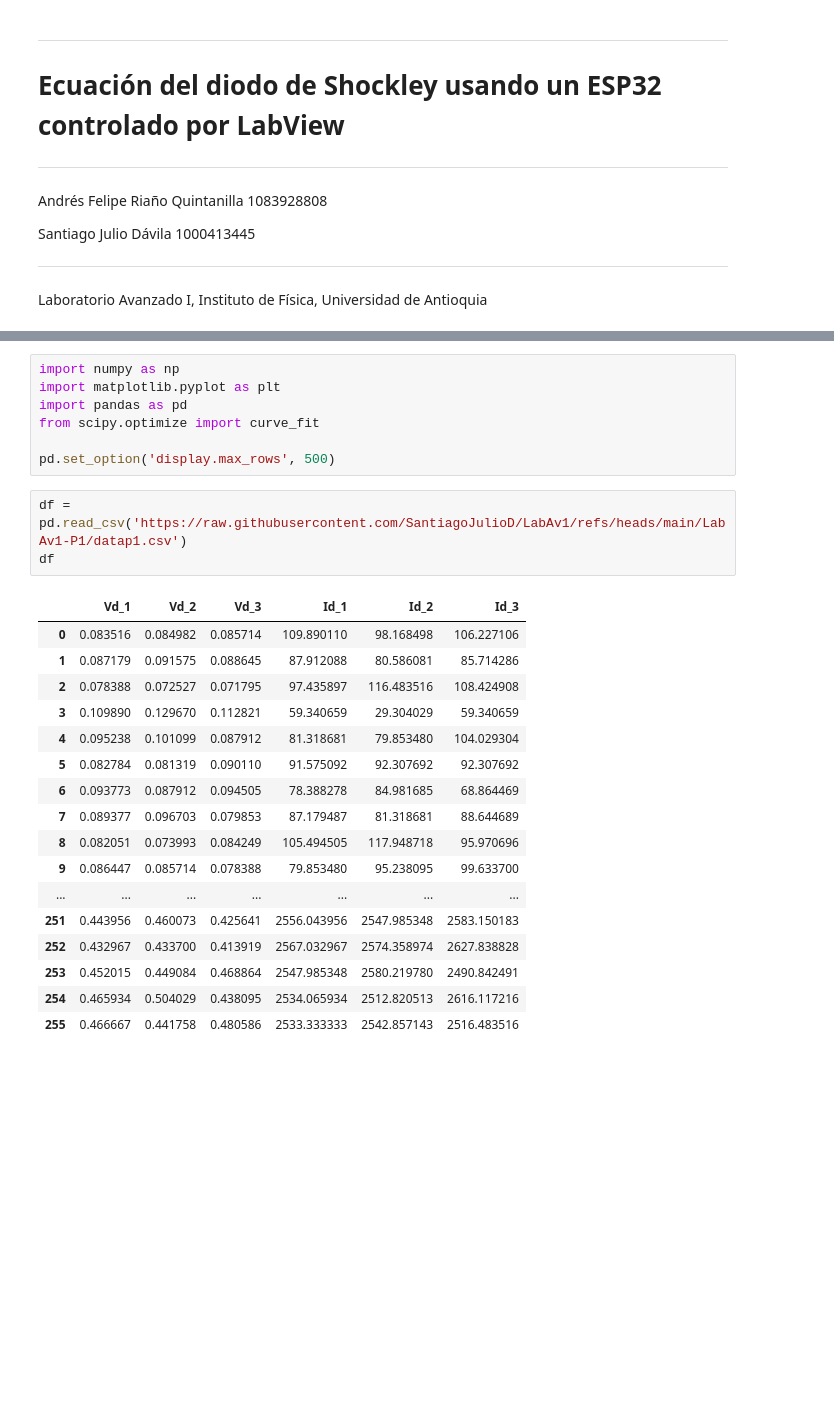
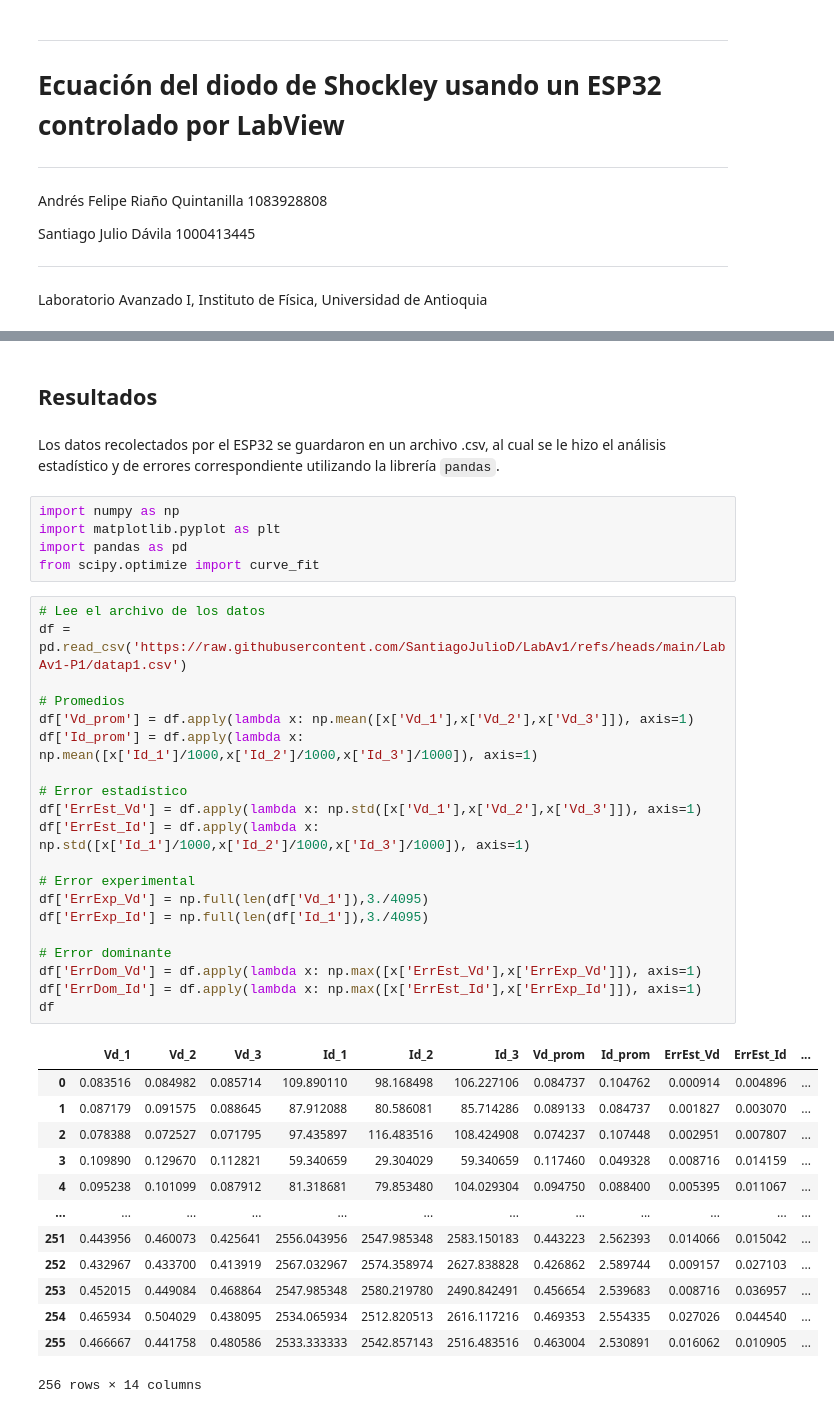
Before and after one commit to SantiagoJulioD/LabAv1, a Jupyter notebook: LabAv1-P1/LabAv1_P1.ipynb, the cells around one changed output, grey strips where cells are left out. Cells and saved outputs as stored; diff of their text form; blank space fills up the shorter version.

```diff
--- a/LabAv1-P1/LabAv1_P1.ipynb
+++ b/LabAv1-P1/LabAv1_P1.ipynb
@@ -13,28 +104,43 @@ Laboratorio Avanzado I, Instituto de Física, Universidad de Antioquia
+# %% [markdown]
+## **Resultados**
+# %% [markdown]
+Los datos recolectados por el ESP32 se guardaron en un archivo .csv, al cual se le hizo el análisis estadístico y de errores correspondiente utilizando la librería `pandas`.
 # %%
 import numpy as np
 import matplotlib.pyplot as plt
 import pandas as pd
 from scipy.optimize import curve_fit
-
-pd.set_option('display.max_rows', 500)
-# %%
-df = pd.read_csv('https://raw.githubusercontent.com/SantiagoJulioD/LabAv1/refs/heads/main/LabAv1-P1/datap1.csv')
-df
-# %% [output]
-|  | Vd_1 | Vd_2 | Vd_3 | Id_1 | Id_2 | Id_3 |
-| 0 | 0.083516 | 0.084982 | 0.085714 | 109.890110 | 98.168498 | 106.227106 |
-| 1 | 0.087179 | 0.091575 | 0.088645 | 87.912088 | 80.586081 | 85.714286 |
-| 2 | 0.078388 | 0.072527 | 0.071795 | 97.435897 | 116.483516 | 108.424908 |
-| 3 | 0.109890 | 0.129670 | 0.112821 | 59.340659 | 29.304029 | 59.340659 |
-| 4 | 0.095238 | 0.101099 | 0.087912 | 81.318681 | 79.853480 | 104.029304 |
-| 5 | 0.082784 | 0.081319 | 0.090110 | 91.575092 | 92.307692 | 92.307692 |
-| 6 | 0.093773 | 0.087912 | 0.094505 | 78.388278 | 84.981685 | 68.864469 |
-| 7 | 0.089377 | 0.096703 | 0.079853 | 87.179487 | 81.318681 | 88.644689 |
-| 8 | 0.082051 | 0.073993 | 0.084249 | 105.494505 | 117.948718 | 95.970696 |
-| 9 | 0.086447 | 0.085714 | 0.078388 | 79.853480 | 95.238095 | 99.633700 |
-| ... | ... | ... | ... | ... | ... | ... |
-| 251 | 0.443956 | 0.460073 | 0.425641 | 2556.043956 | 2547.985348 | 2583.150183 |
-| 252 | 0.432967 | 0.433700 | 0.413919 | 2567.032967 | 2574.358974 | 2627.838828 |
-| 253 | 0.452015 | 0.449084 | 0.468864 | 2547.985348 | 2580.219780 | 2490.842491 |
-| 254 | 0.465934 | 0.504029 | 0.438095 | 2534.065934 | 2512.820513 | 2616.117216 |
-| 255 | 0.466667 | 0.441758 | 0.480586 | 2533.333333 | 2542.857143 | 2516.483516 |
+# %%
+# Lee el archivo de los datos
+df = pd.read_csv('https://raw.githubusercontent.com/SantiagoJulioD/LabAv1/refs/heads/main/LabAv1-P1/datap1.csv')
+
+# Promedios
+df['Vd_prom'] = df.apply(lambda x: np.mean([x['Vd_1'],x['Vd_2'],x['Vd_3']]), axis=1)
+df['Id_prom'] = df.apply(lambda x: np.mean([x['Id_1']/1000,x['Id_2']/1000,x['Id_3']/1000]), axis=1)
+
+# Error estadístico
+df['ErrEst_Vd'] = df.apply(lambda x: np.std([x['Vd_1'],x['Vd_2'],x['Vd_3']]), axis=1)
+df['ErrEst_Id'] = df.apply(lambda x: np.std([x['Id_1']/1000,x['Id_2']/1000,x['Id_3']/1000]), axis=1)
+
+# Error experimental
+df['ErrExp_Vd'] = np.full(len(df['Vd_1']),3./4095)
+df['ErrExp_Id'] = np.full(len(df['Id_1']),3./4095)
+
+# Error dominante
+df['ErrDom_Vd'] = df.apply(lambda x: np.max([x['ErrEst_Vd'],x['ErrExp_Vd']]), axis=1)
+df['ErrDom_Id'] = df.apply(lambda x: np.max([x['ErrEst_Id'],x['ErrExp_Id']]), axis=1)
+df
+# %% [output]
+|  | Vd_1 | Vd_2 | Vd_3 | Id_1 | Id_2 | Id_3 | Vd_prom | Id_prom | ErrEst_Vd | ErrEst_Id | ... |
+| 0 | 0.083516 | 0.084982 | 0.085714 | 109.890110 | 98.168498 | 106.227106 | 0.084737 | 0.104762 | 0.000914 | 0.004896 | ... |
+| 1 | 0.087179 | 0.091575 | 0.088645 | 87.912088 | 80.586081 | 85.714286 | 0.089133 | 0.084737 | 0.001827 | 0.003070 | ... |
+| 2 | 0.078388 | 0.072527 | 0.071795 | 97.435897 | 116.483516 | 108.424908 | 0.074237 | 0.107448 | 0.002951 | 0.007807 | ... |
+| 3 | 0.109890 | 0.129670 | 0.112821 | 59.340659 | 29.304029 | 59.340659 | 0.117460 | 0.049328 | 0.008716 | 0.014159 | ... |
+| 4 | 0.095238 | 0.101099 | 0.087912 | 81.318681 | 79.853480 | 104.029304 | 0.094750 | 0.088400 | 0.005395 | 0.011067 | ... |
+| ... | ... | ... | ... | ... | ... | ... | ... | ... | ... | ... | ... |
+| 251 | 0.443956 | 0.460073 | 0.425641 | 2556.043956 | 2547.985348 | 2583.150183 | 0.443223 | 2.562393 | 0.014066 | 0.015042 | ... |
+| 252 | 0.432967 | 0.433700 | 0.413919 | 2567.032967 | 2574.358974 | 2627.838828 | 0.426862 | 2.589744 | 0.009157 | 0.027103 | ... |
+| 253 | 0.452015 | 0.449084 | 0.468864 | 2547.985348 | 2580.219780 | 2490.842491 | 0.456654 | 2.539683 | 0.008716 | 0.036957 | ... |
+| 254 | 0.465934 | 0.504029 | 0.438095 | 2534.065934 | 2512.820513 | 2616.117216 | 0.469353 | 2.554335 | 0.027026 | 0.044540 | ... |
+| 255 | 0.466667 | 0.441758 | 0.480586 | 2533.333333 | 2542.857143 | 2516.483516 | 0.463004 | 2.530891 | 0.016062 | 0.010905 | ... |
+256 rows × 14 columns
```
Also changed, not shown: parts of 16 cells of this notebook.
